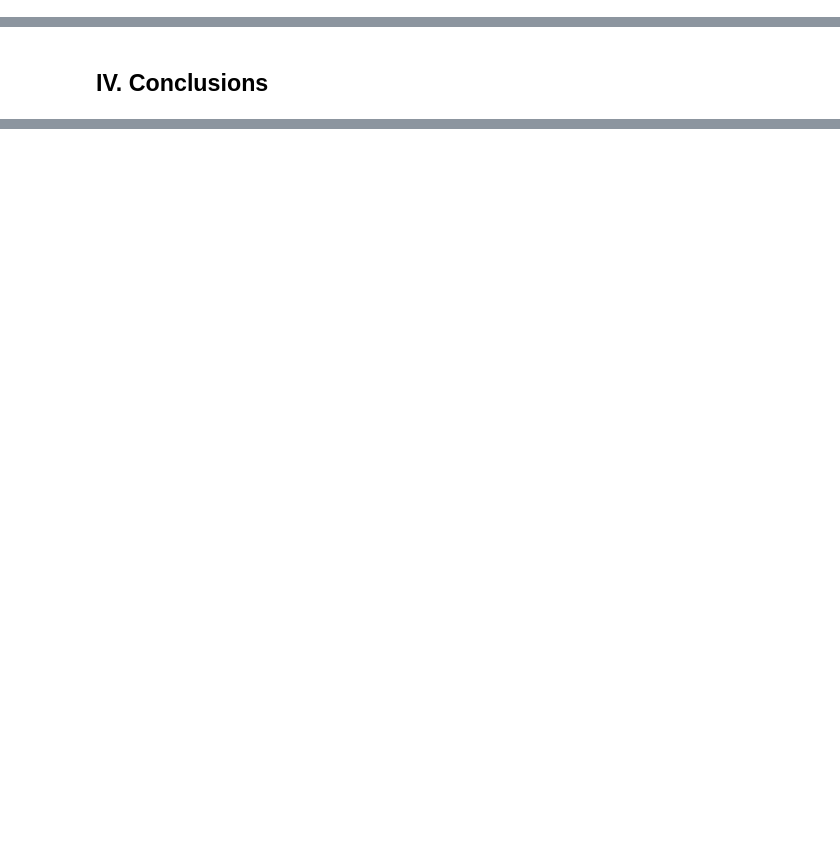
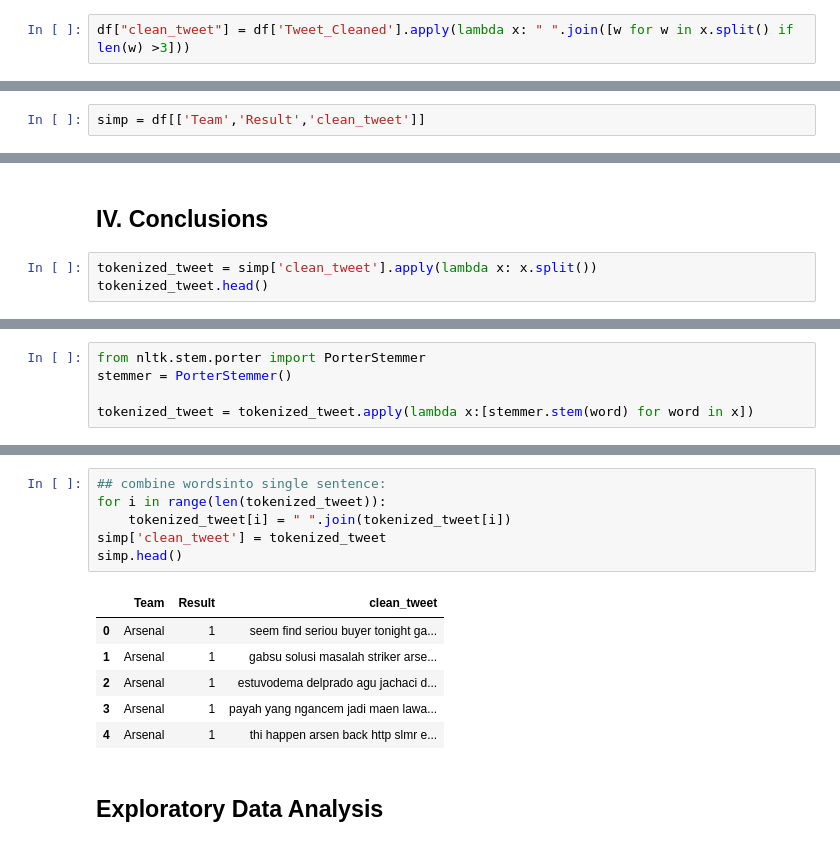
Before and after one commit to benjaminbellman/Arsenal_Sentiment_Analysis, a Jupyter notebook: Notebooks/Arsenal_Sentiment_Analysis.ipynb, the cells around one changed output, grey strips where cells are left out. Drawn from its saved outputs; the diff is of its cells as text; blank space fills up the shorter version.

```diff
--- a/Notebooks/Arsenal_Sentiment_Analysis.ipynb
+++ b/Notebooks/Arsenal_Sentiment_Analysis.ipynb
@@ -237,2 +296,6 @@ df[['Tweet','Date','TweetLikes','User']].sort_values('TweetLikes', ascending =Fa
+# %%
+df["clean_tweet"] = df['Tweet_Cleaned'].apply(lambda x: " ".join([w for w in x.split() if len(w) >3]))
 # %% [markdown]
 ## III. Preprocessing and Modeling
+# %%
+simp = df[['Team','Result','clean_tweet']]
@@ -239,2 +309,5 @@ df[['Tweet','Date','TweetLikes','User']].sort_values('TweetLikes', ascending =Fa
 # %% [markdown]
 ## IV. Conclusions
+# %%
+tokenized_tweet = simp['clean_tweet'].apply(lambda x: x.split())
+tokenized_tweet.head()
@@ -240,0 +321,5 @@ df[['Tweet','Date','TweetLikes','User']].sort_values('TweetLikes', ascending =Fa
+# %%
+from nltk.stem.porter import PorterStemmer
+stemmer = PorterStemmer()
+
+tokenized_tweet = tokenized_tweet.apply(lambda x:[stemmer.stem(word) for word in x])
@@ -240,0 +335,15 @@ df[['Tweet','Date','TweetLikes','User']].sort_values('TweetLikes', ascending =Fa
+# %%
+## combine wordsinto single sentence:
+for i in range(len(tokenized_tweet)):
+    tokenized_tweet[i] = " ".join(tokenized_tweet[i])
+simp['clean_tweet'] = tokenized_tweet
+simp.head()
+# %% [output]
+|  | Team | Result | clean_tweet |
+| 0 | Arsenal | 1 | seem find seriou buyer tonight ga... |
+| 1 | Arsenal | 1 | gabsu solusi masalah striker arse... |
+| 2 | Arsenal | 1 | estuvodema delprado agu jachaci d... |
+| 3 | Arsenal | 1 | payah yang ngancem jadi maen lawa... |
+| 4 | Arsenal | 1 | thi happen arsen back http slmr e... |
+# %% [markdown]
+## Exploratory Data Analysis
```
Also changed, not shown: parts of 24 cells of this notebook, 7 other files.
